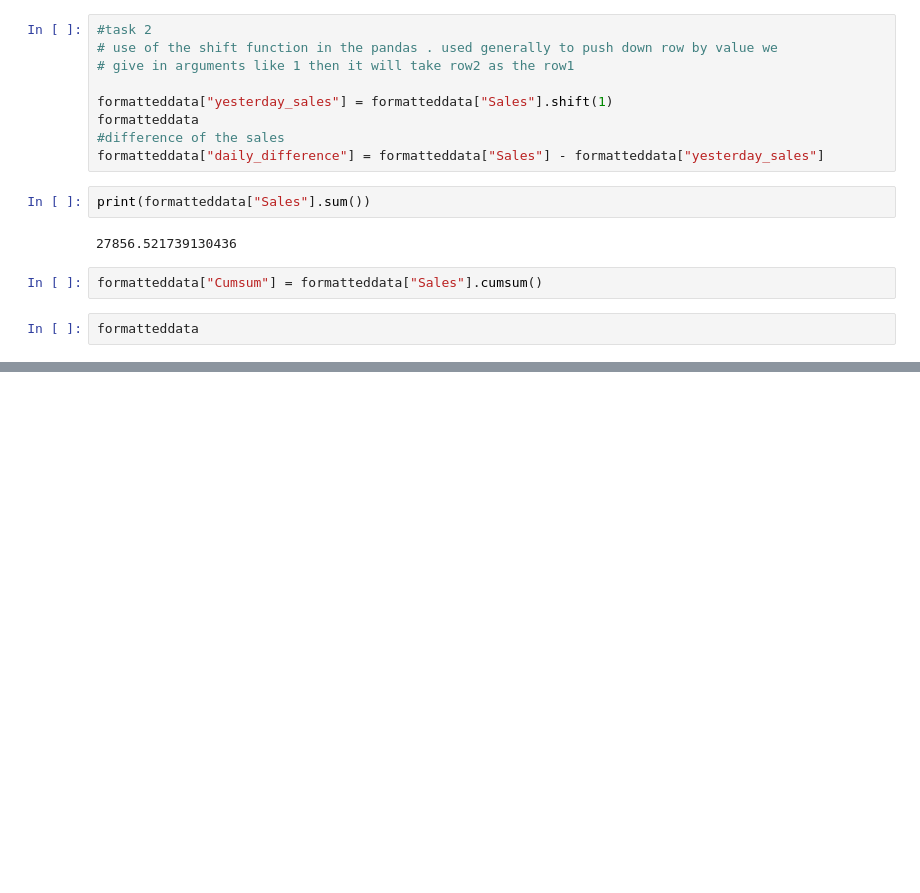
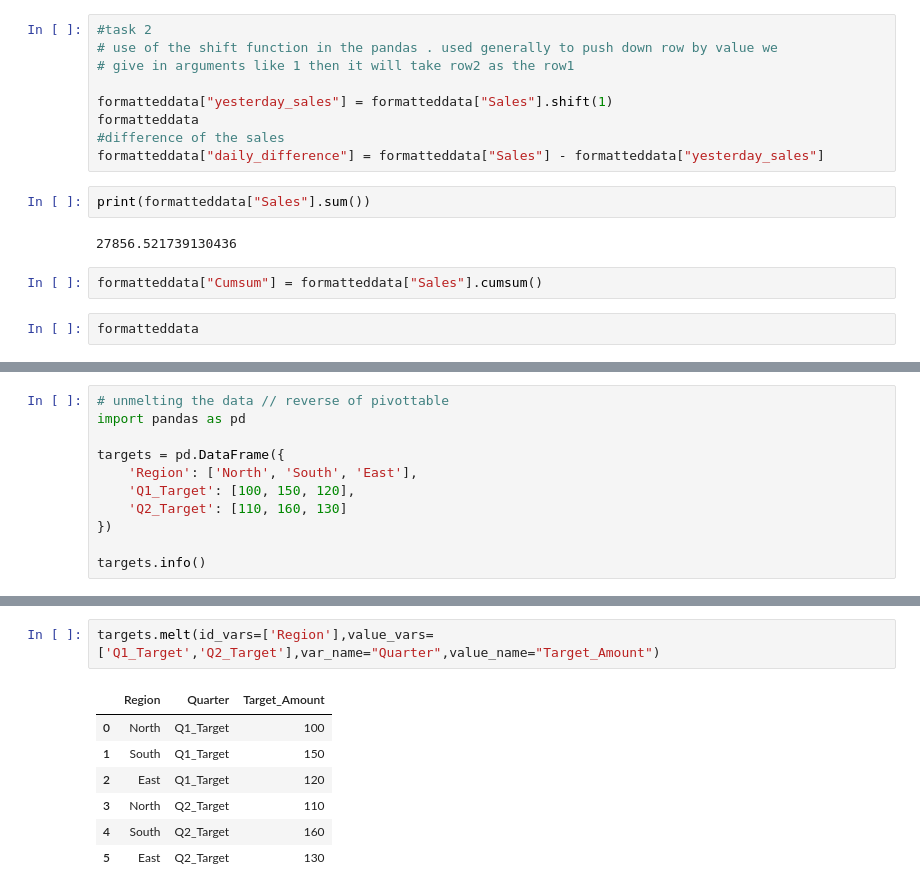
Before and after one commit to Youraj9/data-analytics, a Jupyter notebook: USING PYTHON/DATA-ANALYSIS.ipynb, the cells around one changed output, grey strips where cells are left out. Drawn from its saved outputs; the diff is of its cells as text; blank space fills up the shorter version.

Commit message:
more analysis of data

```diff
--- a/USING PYTHON/DATA-ANALYSIS.ipynb
+++ b/USING PYTHON/DATA-ANALYSIS.ipynb
@@ -520,0 +556,11 @@ formatteddata
+# %%
+# unmelting the data // reverse of pivottable
+import pandas as pd
+
+targets = pd.DataFrame({
+    'Region': ['North', 'South', 'East'],
+    'Q1_Target': [100, 150, 120],
+    'Q2_Target': [110, 160, 130]
+})
+
+targets.info()
@@ -520,0 +578,10 @@ formatteddata
+# %%
+targets.melt(id_vars=['Region'],value_vars=['Q1_Target','Q2_Target'],var_name="Quarter",value_name="Target_Amount")
+# %% [output]
+|  | Region | Quarter | Target_Amount |
+| 0 | North | Q1_Target | 100 |
+| 1 | South | Q1_Target | 150 |
+| 2 | East | Q1_Target | 120 |
+| 3 | North | Q2_Target | 110 |
+| 4 | South | Q2_Target | 160 |
+| 5 | East | Q2_Target | 130 |
```
Also changed, not shown: parts of 6 cells of this notebook.
